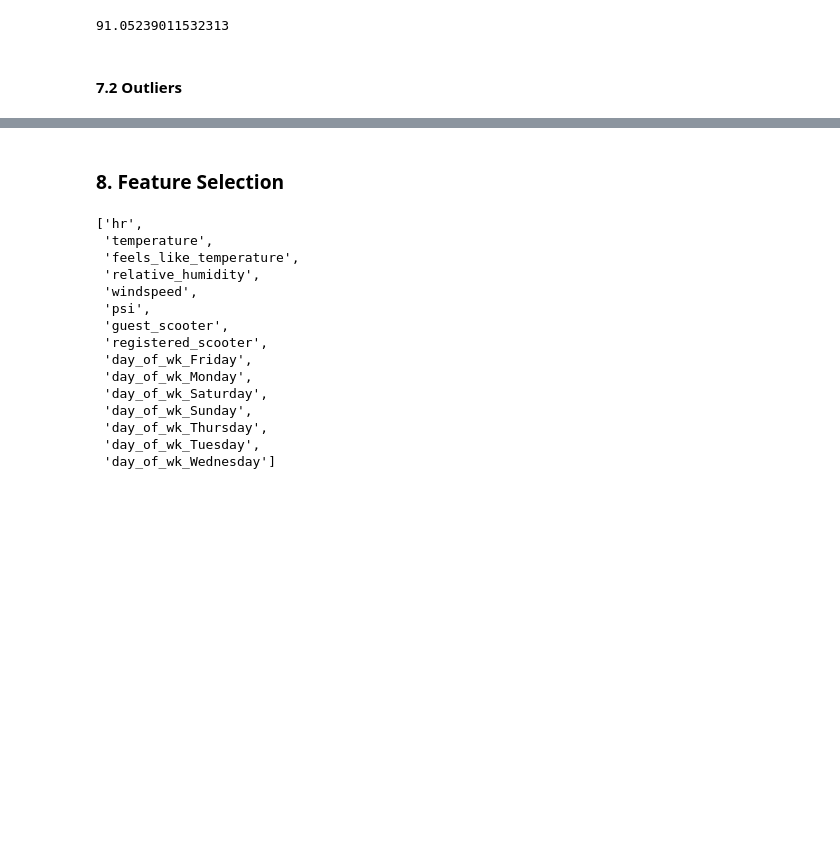
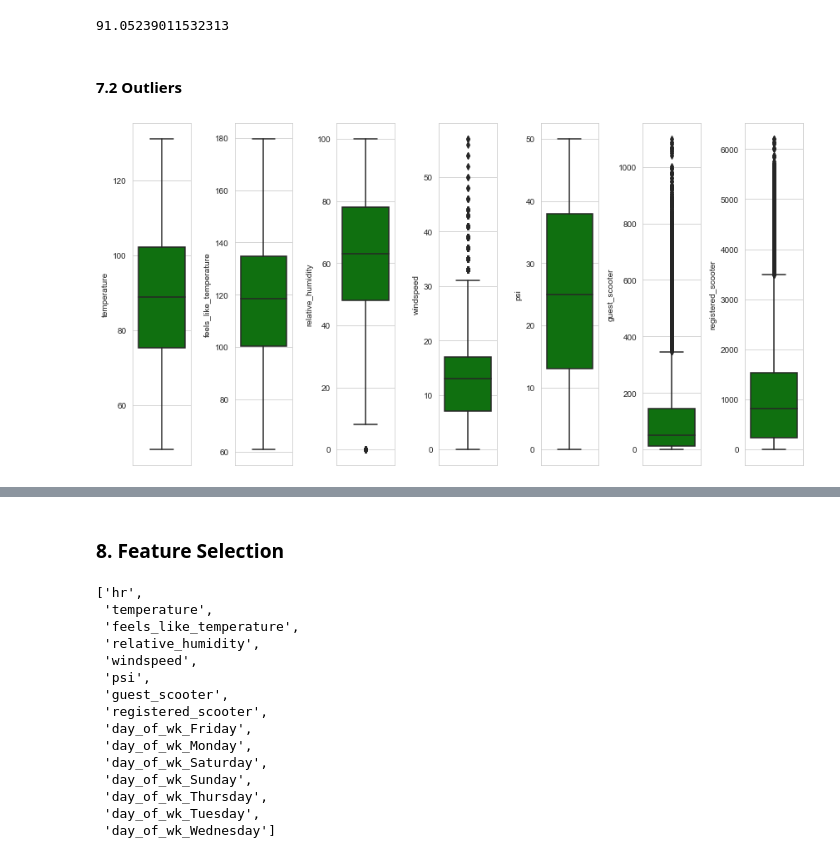
Before and after one commit to hakngrow/aice, a Jupyter notebook: eda.ipynb, the cells around one changed output, grey strips where cells are left out. Drawn from its saved outputs; the diff is of its cells as text; code cells hidden in the pictures; blank space fills up the shorter version.

```diff
--- a/eda.ipynb
+++ b/eda.ipynb
@@ -439,14 +439,14 @@ df_rentals.head()
 
 #### 7.1 Correlation
 # %%
-cols_rentals_viz = df_rentals.columns.to_list()
+corr_cols = df_rentals.columns.to_list()
 
-#cols_rentals_viz.remove('feels_like_temperature')
-#cols_rentals_viz.remove('guest_scooter')
-#cols_rentals_viz.remove('registered_scooter')
+#corr_cols.remove('feels_like_temperature')
+#corr_cols.remove('guest_scooter')
+#corr_cols.remove('registered_scooter')
 
 # Create new dataset with relevant features for visualization purposes
-df_rentals_viz = df_rentals[cols_rentals_viz]
+df_rentals_viz = df_rentals[corr_cols]
 
 # Generate the correlation matrix between features of the rental dataset
 corr_rentals = df_rentals_viz.corr()
@@ -515,3 +518,26 @@ df_users['registered_scooter_%'].mean()
 91.05239011532313
 # %% [markdown]
 #### 7.2 Outliers
+# %%
+# Select columns with numerical data
+ol_cols = ['temperature', 'feels_like_temperature', 'relative_humidity', 'windspeed', 'psi',
+           'guest_scooter', 'registered_scooter']
+
+df_outliers = df_rentals_viz[ol_cols]
+
+cols_count = len(ol_cols)
+
+plt.figure(figsize=(12, 6))
+
+# Generate box plots for all numerical variables
+for i in range(0, cols_count):
+
+    plt.subplot(1, cols_count, i+1)
+
+    sns.set_style('whitegrid')
+
+    sns.boxplot(df_outliers[ol_cols[i]], color='green', orient='v')
+
+    plt.tight_layout()
+# %% [output]
+[figure, added]
```
Also changed, not shown: parts of 6 cells of this notebook.
